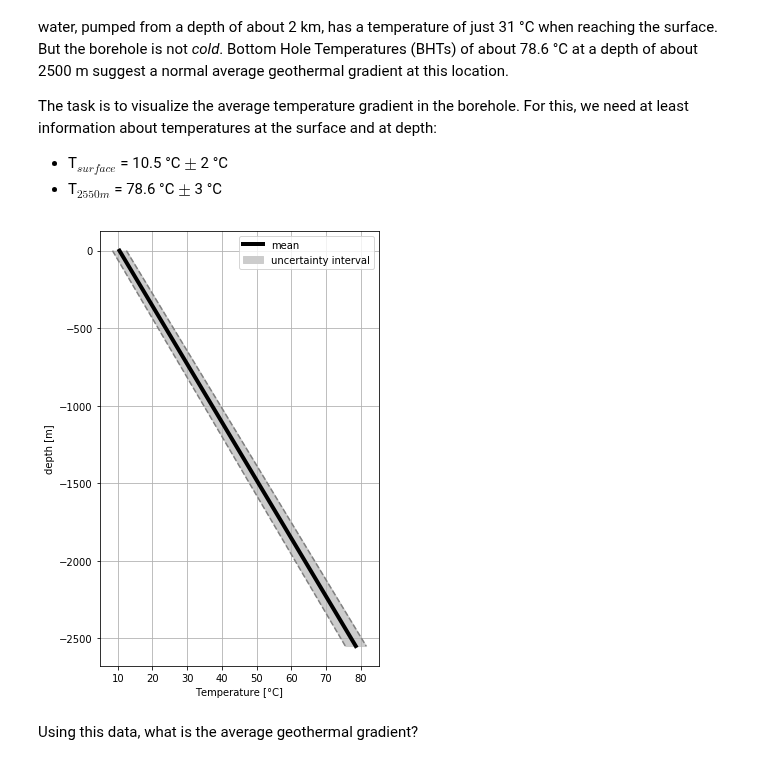
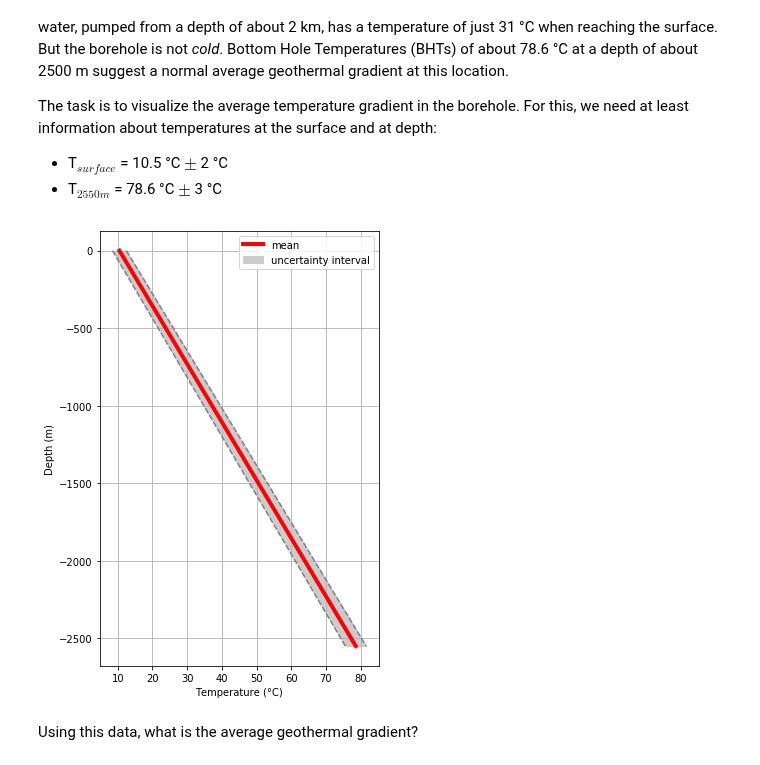
Before and after one commit to Japhiolite/geothermics, a Jupyter notebook: 01_T-gradient_RWTH-1.ipynb, the cells around one changed output. Cells and saved outputs as stored; diff of their text form; code cells hidden in the pictures.

```diff
--- a/01_T-gradient_RWTH-1.ipynb
+++ b/01_T-gradient_RWTH-1.ipynb
@@ -9,23 +9,24 @@ The task is to visualize the average temperature gradient in the borehole. For t
 # %%
 import numpy as np
 import matplotlib.pyplot as plt
 %matplotlib inline
+# in order to show the plot directly below this code cell
 #from pylab import *
 temp = np.array([10.5, 78.6])
 depth = np.array([0, -2550])
 err = np.array([2, 3])
 
 fig = plt.figure(figsize=[5,8])
 plt.fill_betweenx(depth,temp-err,temp+err, color=(.8,.8,.8), label='uncertainty interval')
-plt.plot(temp,depth,'-', linewidth=4, color='black', label='mean')
+plt.plot(temp,depth,'-', linewidth=4, color='red', label='mean')
 plt.plot(temp-err,depth,'--', color='gray')
 plt.plot(temp+err,depth,'--', color='gray')
 plt.legend()
 plt.xlabel('Temperature (°C)')
 plt.ylabel('Depth (m)')
 plt.grid(True)
 # %% [output]
-[figure, old version]
+[figure, new version]
 # %% [markdown]
 Using this data, what is the average geothermal gradient?
 # %%
```
Also changed, not shown: 3 other files.
